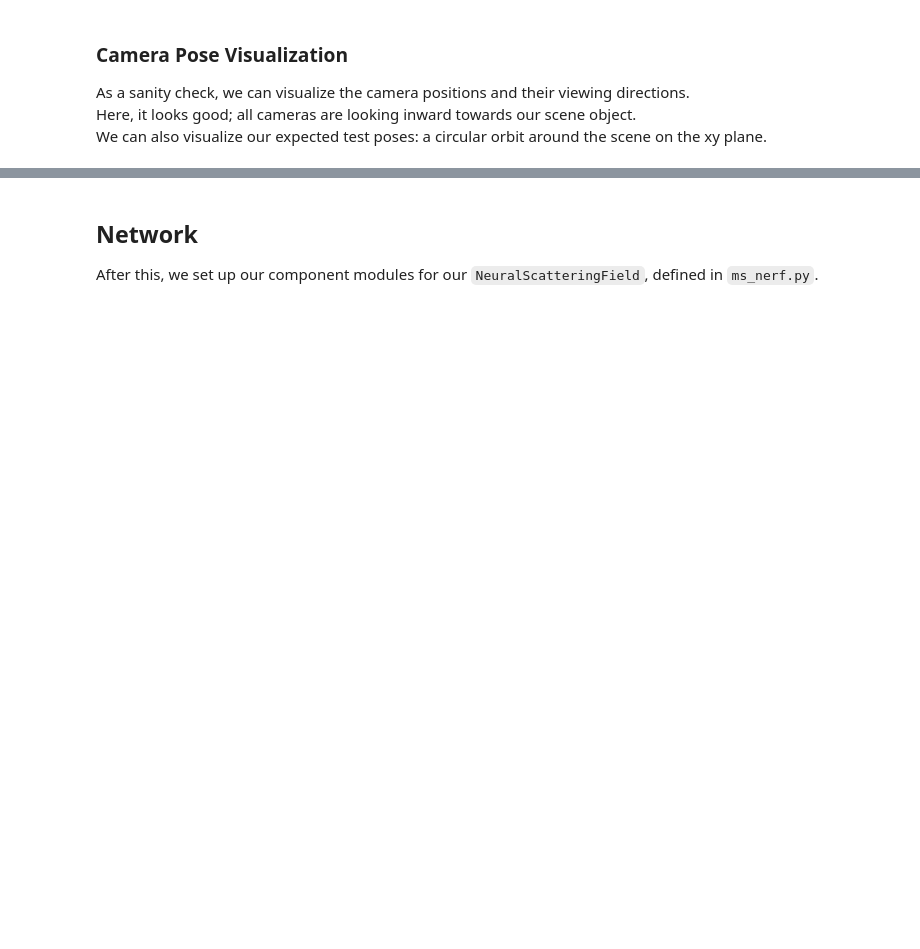
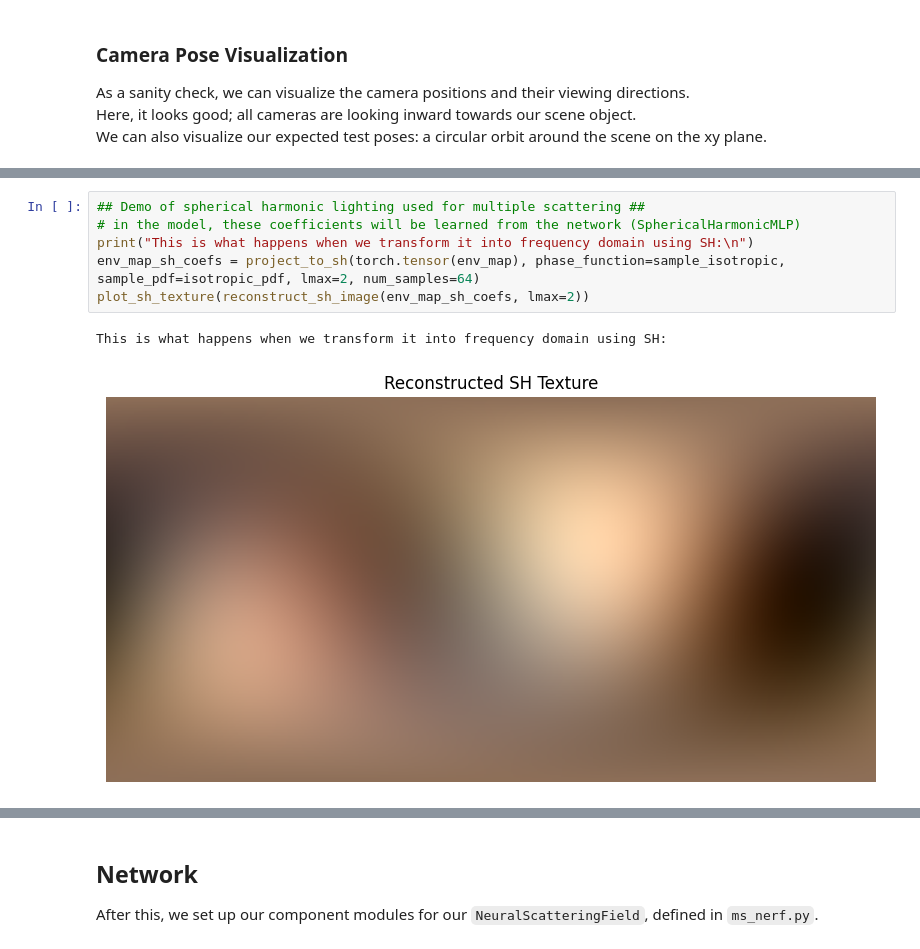
Before and after one commit to stonecodecs/neural_scattering_field, a Jupyter notebook: demo.ipynb, the cells around one changed output, grey strips where cells are left out. Drawn from its saved outputs; the diff is of its cells as text; blank space fills up the shorter version.

```diff
--- a/demo.ipynb
+++ b/demo.ipynb
@@ -55,0 +142,9 @@ Just as a ray tracer does, we shoot a ray through each "pixel" of the virtual im
+# %%
+## Demo of spherical harmonic lighting used for multiple scattering ##
+# in the model, these coefficients will be learned from the network (SphericalHarmonicMLP)
+print("This is what happens when we transform it into frequency domain using SH:\n")
+env_map_sh_coefs = project_to_sh(torch.tensor(env_map), phase_function=sample_isotropic, sample_pdf=isotropic_pdf, lmax=2, num_samples=64)
+plot_sh_texture(reconstruct_sh_image(env_map_sh_coefs, lmax=2))
+# %% [output]
+This is what happens when we transform it into frequency domain using SH:
+[figure, added]
```
Also changed, not shown: parts of 20 cells of this notebook, 4 other files.
